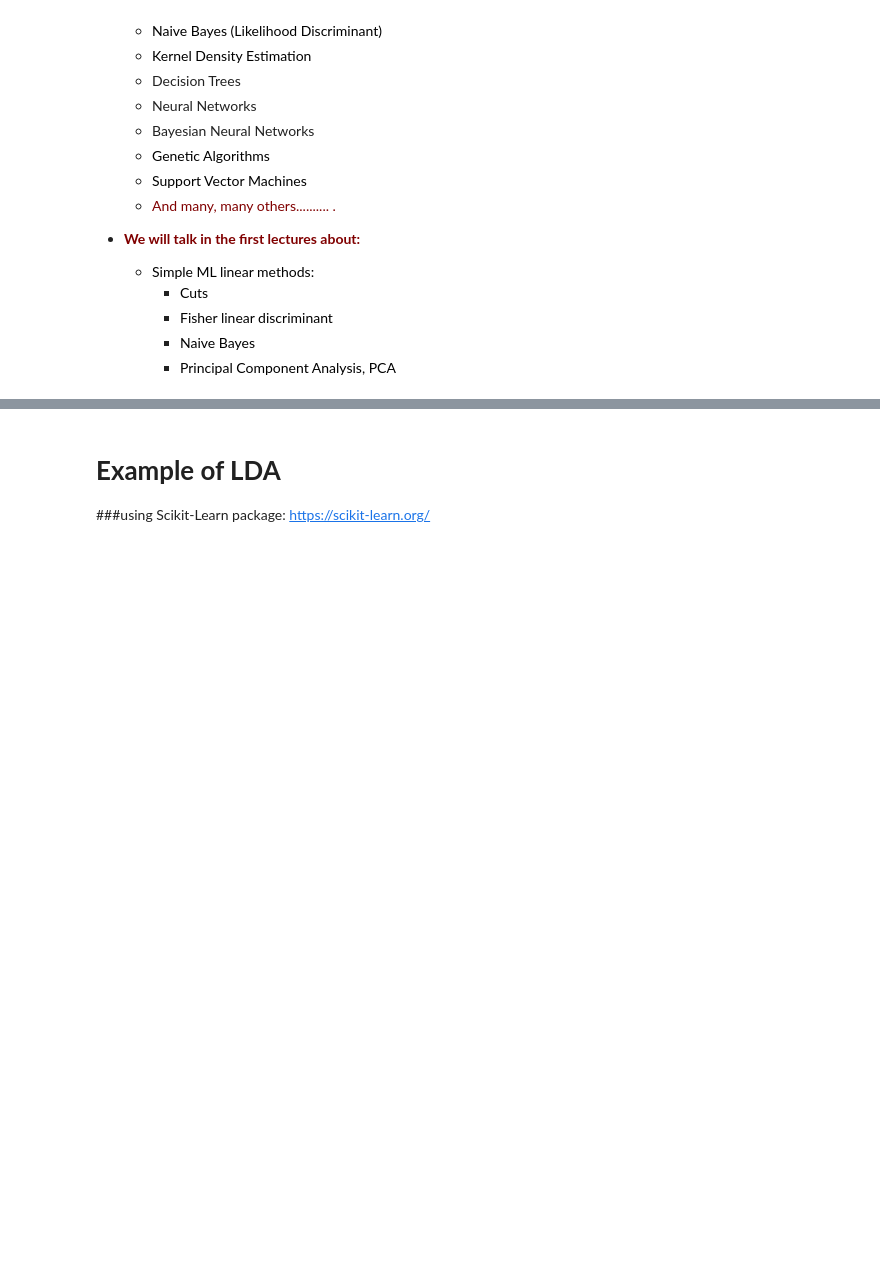
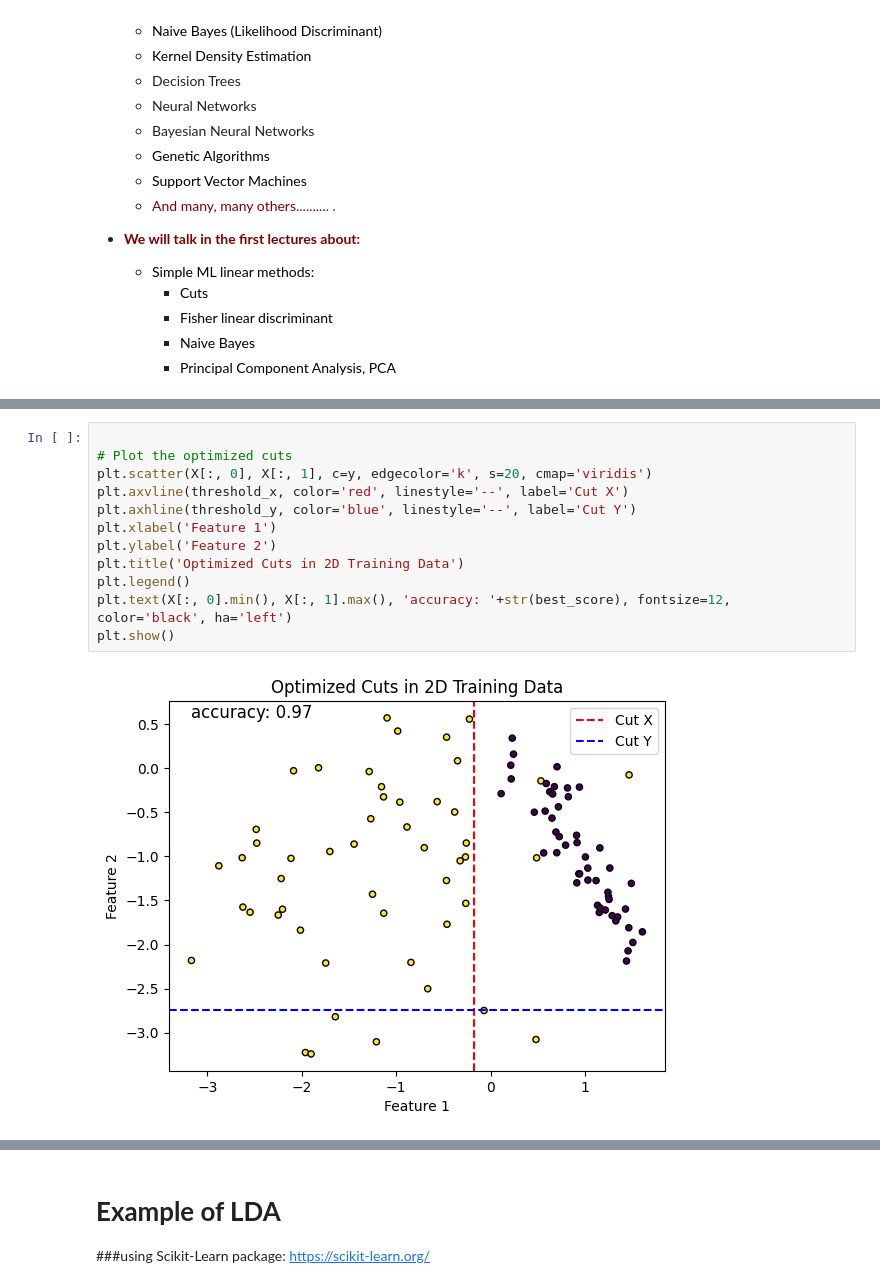
Before and after one commit to marcinwolter/MachineLearning-KISD-2025, a Jupyter notebook: lecture1.ipynb, the cells around one changed output, grey strips where cells are left out. Cells and saved outputs as stored; diff of their text form; blank space fills up the shorter version.

```diff
--- a/lecture1.ipynb
+++ b/lecture1.ipynb
@@ -535,3 +607,17 @@ During training the loss is similar for both training and validation dataset.
+# %%
+
+# Plot the optimized cuts
+plt.scatter(X[:, 0], X[:, 1], c=y, edgecolor='k', s=20, cmap='viridis')
+plt.axvline(threshold_x, color='red', linestyle='--', label='Cut X')
+plt.axhline(threshold_y, color='blue', linestyle='--', label='Cut Y')
+plt.xlabel('Feature 1')
+plt.ylabel('Feature 2')
+plt.title('Optimized Cuts in 2D Training Data')
+plt.legend()
+plt.text(X[:, 0].min(), X[:, 1].max(), 'accuracy: '+str(best_score), fontsize=12, color='black', ha='left')
+plt.show()
+# %% [output]
+[figure, added]
 # %% [markdown]
 ## <font color='green'> **Fisher discriminants, Linear Discriminat Analysis LDA**
 
```
Also changed, not shown: parts of 20 cells of this notebook.
